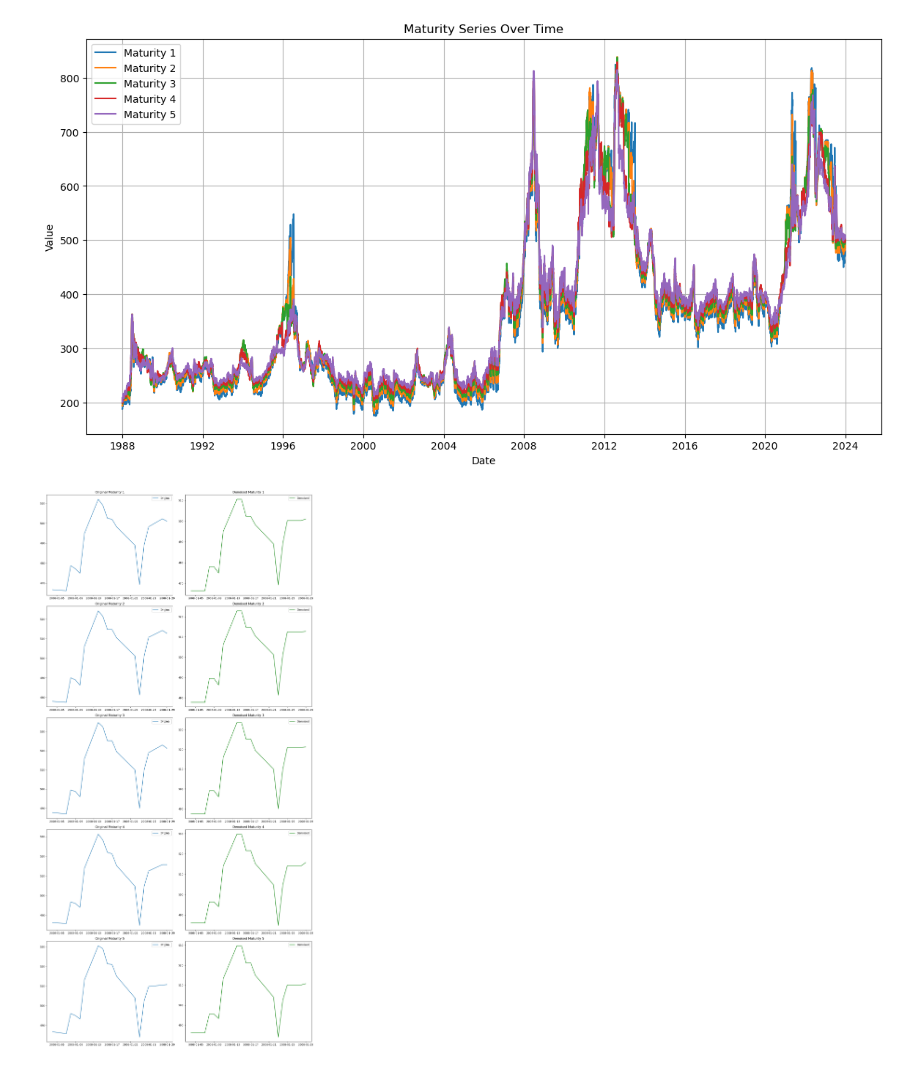
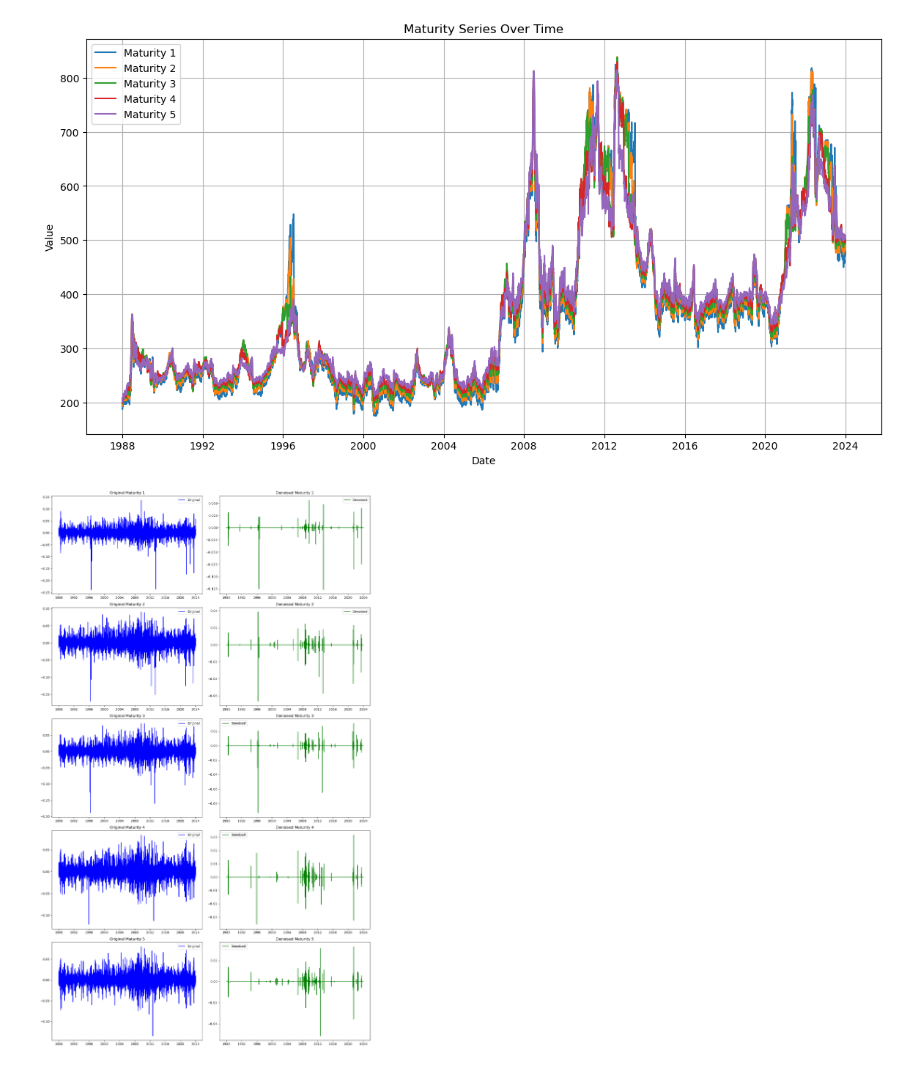
Before and after one commit to NaimLehbiben/Gestion-Quantitative, a Jupyter notebook: notebook.ipynb, the cells around one changed output. Cells and saved outputs as stored; diff of their text form; code cells hidden in the pictures.

Commit message:
seuil & estimation coeffs seasonality

```diff
--- a/notebook.ipynb
+++ b/notebook.ipynb
@@ -23,8 +24,6 @@ panel_data_df
 | 2023-12-29 | 471.25 | 484.0 | 494.0 | 497.0 | 503.5 |
 9076 rows × 5 columns
 # %%
-panel_data_df  = panel_data_df
-
 # Plotting the series
 plt.figure(figsize=(14, 7))
 for column in panel_data_df.columns:
@@ -39,38 +38,58 @@ plt.show()
 # %% [output]
 [figure]
 # %%
-panel_data_df  = panel_data_df.loc["2008-01-04":"2018-01-29",:]
 # Function to denoise a signal using wavelet transform
-def denoise_signal(signal, wavelet='db1', level= 1, threshold=0.5, mode = 'hard'):
-    coeffs = pywt.wavedec(signal, wavelet, level=level)
-    coeffs_thresholded = [pywt.threshold(c, threshold, mode= mode) for c in coeffs]
+def denoise_signal(signal, wavelet='db1'):
+    # Découper la transformée en ondelettes
+    coeffs = pywt.wavedec(signal, wavelet)
+
+    # Calculer le seuil universel
+    #sigma = np.median(coeffs)/ 0.6745
+    sigma = np.median(np.abs(coeffs[-1])) / 0.6745
+    threshold = sigma * np.sqrt(2 * np.log(len(signal)))
+
+    # Appliquer le seuil
+    coeffs_thresholded = [pywt.threshold(c, threshold, mode='soft') for c in coeffs]
+
+    # Reconstruire le signal débruité
     denoised_signal = pywt.waverec(coeffs_thresholded, wavelet)
+
     return denoised_signal
 
-# Denoising each maturity series
+return_df = panel_data_df.pct_change(1).fillna(0)
+
+# Appliquer la fonction de débruitage
 denoised_series = {}
-for column in panel_data_df.columns:
-    signal = panel_data_df[column].values
-    denoised_signal = denoise_signal(signal,wavelet='db1', level= 1, threshold= 3, mode = 'hard')  # Adjust threshold if needed
-    denoised_series[column] = denoised_signal[:len(panel_data_df)]  # Trim to original length if necessary
+for column in return_df.columns:
+    signal = return_df[column].values
+    denoised_signal = denoise_signal(signal, wavelet='db1')  # Ajuster le niveau si nécessaire
+    denoised_series[column] = denoised_signal[:len(return_df)]  # Ajuster à la longueur originale si nécessaire
 
 # Creating a dataframe for the denoised series
-denoised_df = pd.DataFrame(denoised_series, index=panel_data_df.index)
+denoised_return_df = pd.DataFrame(denoised_series, index=return_df.index)
 
-# Plotting the original and denoised series for comparison
-plt.figure(figsize=(15, 30))
-for i, column in enumerate(panel_data_df.columns, 1):
-    plt.subplot(len(panel_data_df.columns), 2, 2*i-1)
-    plt.plot(panel_data_df.index, panel_data_df[column], label="Original")
-    plt.title(f"Original {column}")
-    plt.legend()
+def plot_comparison(initial_df, denoised_df):
 
-    plt.subplot(len(panel_data_df.columns), 2, 2*i)
-    plt.plot(denoised_df.index, denoised_df[column], label="Denoised", color='green')
-    plt.title(f"Denoised {column}")
-    plt.legend()
+    # Déterminer le nombre de colonnes pour configurer les subplots
+    num_columns = len(initial_df.columns)
+    plt.figure(figsize=(15, 5 * num_columns))  # Ajuster la taille du graphique en fonction du nombre de colonnes
 
-plt.tight_layout()
-plt.show()
+    for i, column in enumerate(initial_df.columns, 1):
+        # Tracer la série originale
+        plt.subplot(num_columns, 2, 2*i-1)
+        plt.plot(initial_df.index, initial_df[column], label="Original", color='blue')
+        plt.title(f"Original {column}")
+        plt.legend()
+
+        # Tracer la série débruitée
+        plt.subplot(num_columns, 2, 2*i)
+        plt.plot(denoised_df.index, denoised_df[column], label="Denoised", color='green')
+        plt.title(f"Denoised {column}")
+        plt.legend()
+
+    plt.tight_layout()  # Ajuster automatiquement le layout
+    plt.show()
+
+plot_comparison(return_df, denoised_return_df)
 # %% [output]
-[figure, old version]
+[figure, new version]
```
Also changed, not shown: parts of 9 cells of this notebook, 1 other file.
